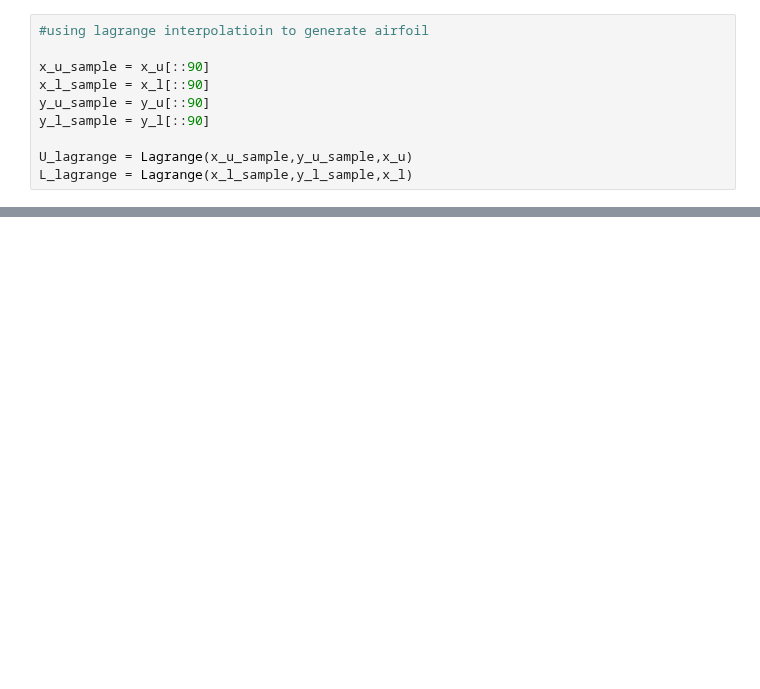
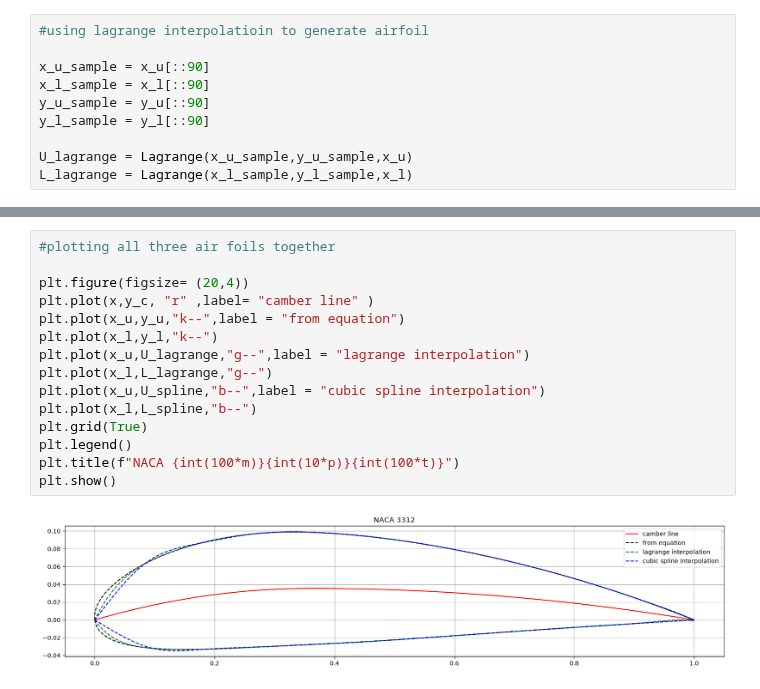
Before and after one commit to Saivighnesh15/AE801_2026, a Jupyter notebook: Sai_vighnesh_SC26M018_interpolation.ipynb, the cells around one changed output, grey strips where cells are left out. Cells and saved outputs as stored; diff of their text form; blank space fills up the shorter version.

```diff
--- a/Sai_vighnesh_SC26M018_interpolation.ipynb
+++ b/Sai_vighnesh_SC26M018_interpolation.ipynb
@@ -81,0 +170,17 @@ print ("rms error at lower surface =",rms_l)
+# %%
+#plotting all three air foils together
+
+plt.figure(figsize= (20,4))
+plt.plot(x,y_c, "r" ,label= "camber line" )
+plt.plot(x_u,y_u,"k--",label = "from equation")
+plt.plot(x_l,y_l,"k--")
+plt.plot(x_u,U_lagrange,"g--",label = "lagrange interpolation")
+plt.plot(x_l,L_lagrange,"g--")
+plt.plot(x_u,U_spline,"b--",label = "cubic spline interpolation")
+plt.plot(x_l,L_spline,"b--")
+plt.grid(True)
+plt.legend()
+plt.title(f"NACA {int(100*m)}{int(10*p)}{int(100*t)}")
+plt.show()
+# %% [output]
+[figure, added]
```
Also changed, not shown: parts of 10 cells of this notebook.
